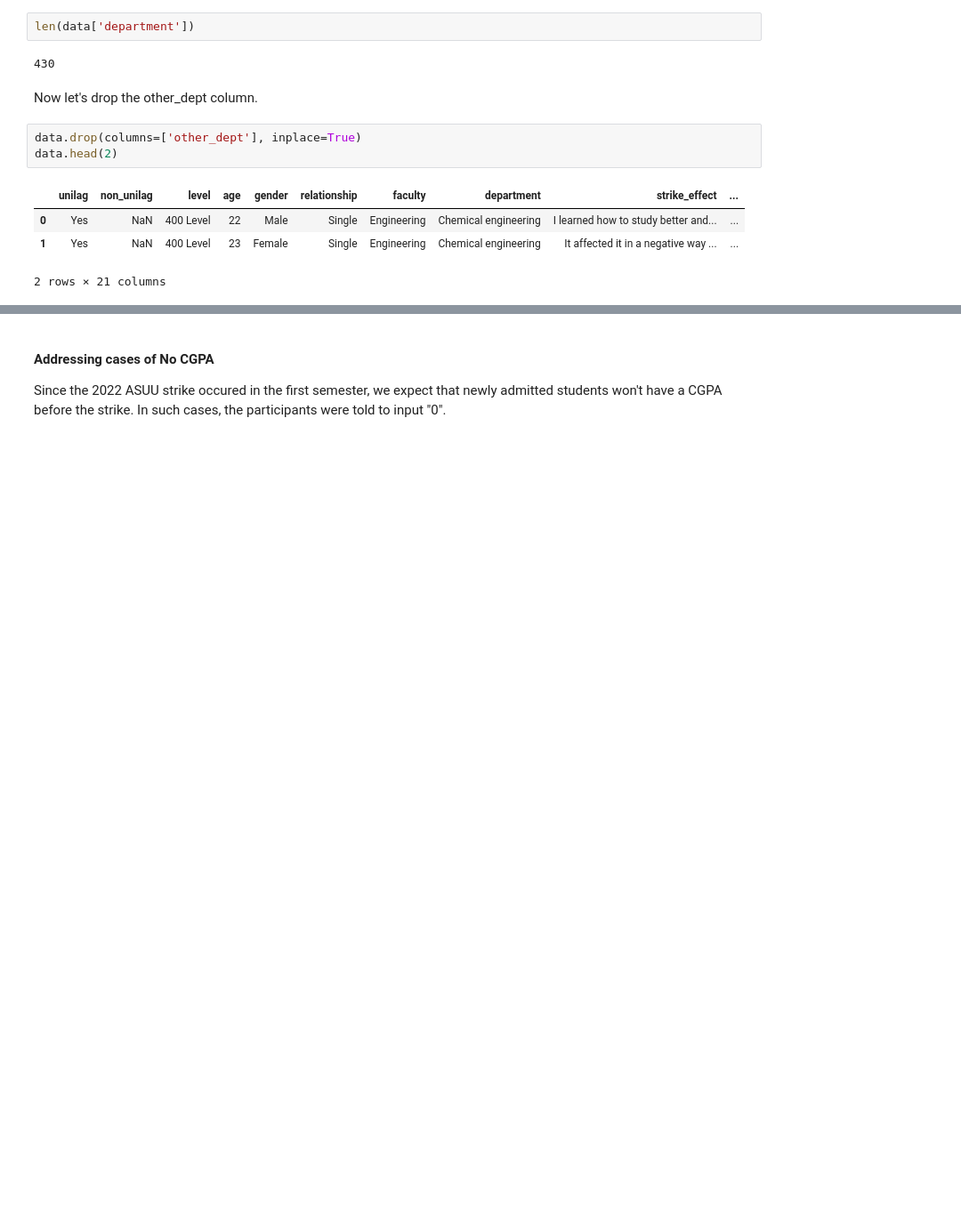
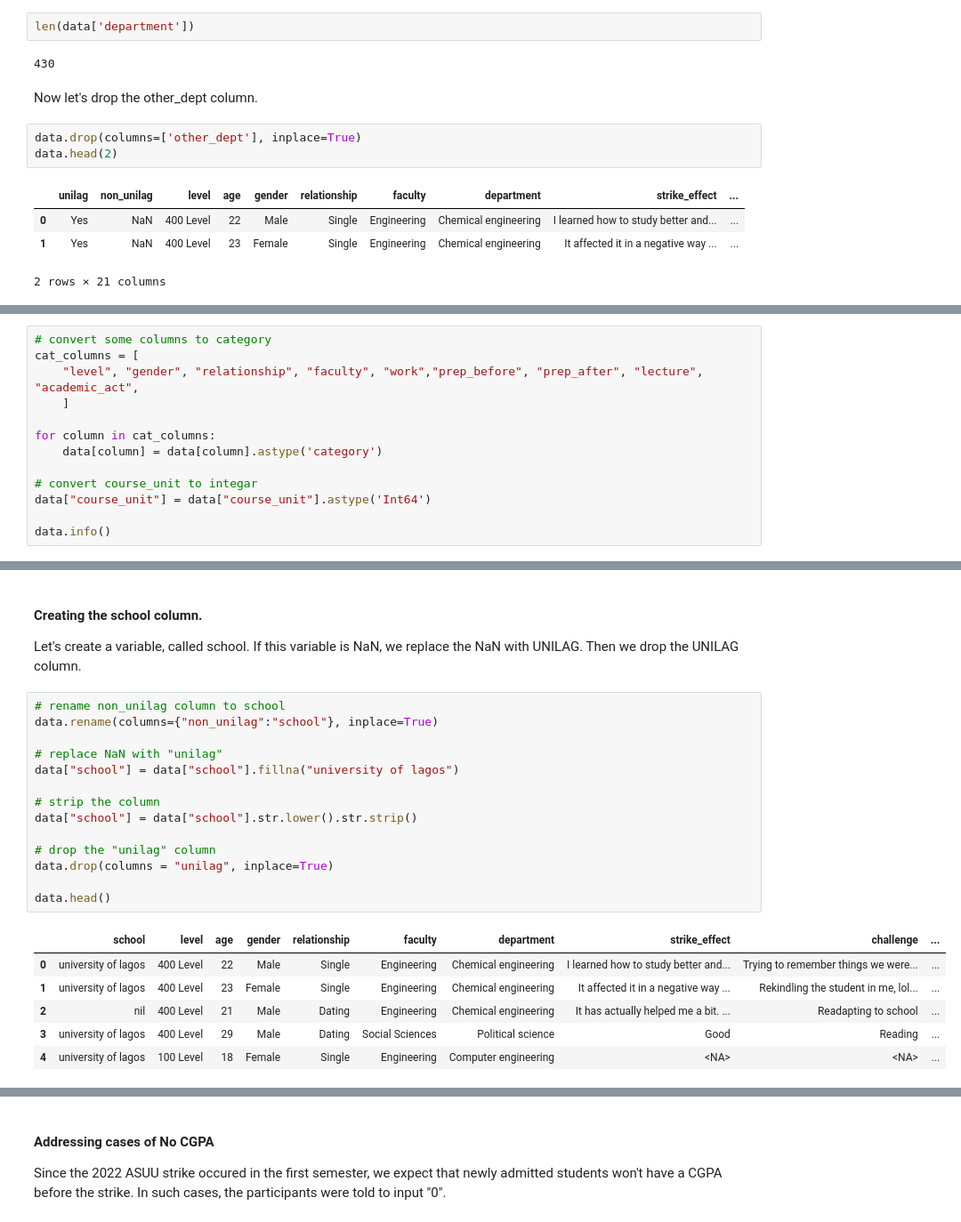
Before and after one commit to socratesjnr/asuu-strike-project, a Jupyter notebook: project-analysis/analysis/exploratory_data_analysis.ipynb, the cells around one changed output, grey strips where cells are left out. Shown at 89% size. Drawn from its saved outputs; the diff is of its cells as text; blank space fills up the shorter version.

```diff
--- a/project-analysis/analysis/exploratory_data_analysis.ipynb
+++ b/project-analysis/analysis/exploratory_data_analysis.ipynb
@@ -301,0 +246,13 @@ memory usage: 67.8+ KB
+# %%
+# convert some columns to category
+cat_columns = [
+    "level", "gender", "relationship", "faculty", "work","prep_before", "prep_after", "lecture", "academic_act",
+    ]
+
+for column in cat_columns:
+    data[column] = data[column].astype('category')
+
+# convert course_unit to integar
+data["course_unit"] = data["course_unit"].astype('Int64')
+
+data.info()
@@ -301,0 +305,25 @@ memory usage: 67.8+ KB
+# %% [markdown]
+#### Creating the school column.
+
+Let's create a variable, called school. If this variable is NaN, we replace the NaN with UNILAG. Then we drop the UNILAG column.
+# %%
+# rename non_unilag column to school
+data.rename(columns={"non_unilag":"school"}, inplace=True)
+
+# replace NaN with "unilag"
+data["school"] = data["school"].fillna("university of lagos")
+
+# strip the column
+data["school"] = data["school"].str.lower().str.strip()
+
+# drop the "unilag" column
+data.drop(columns = "unilag", inplace=True)
+
+data.head()
+# %% [output]
+|  | school | level | age | gender | relationship | faculty | department | strike_effect | challenge | ... |
+| 0 | university of lagos | 400 Level | 22 | Male | Single | Engineering | Chemical engineering | I learned how to study better and... | Trying to remember things we were... | ... |
+| 1 | university of lagos | 400 Level | 23 | Female | Single | Engineering | Chemical engineering | It affected it in a negative way ... | Rekindling the student in me, lol... | ... |
+| 2 | nil | 400 Level | 21 | Male | Dating | Engineering | Chemical engineering | It has actually helped me a bit. ... | Readapting to school | ... |
+| 3 | university of lagos | 400 Level | 29 | Male | Dating | Social Sciences | Political science | Good | Reading | ... |
+| 4 | university of lagos | 100 Level | 18 | Female | Single | Engineering | Computer engineering | <NA> | <NA> | ... |
```
Also changed, not shown: parts of 45 cells of this notebook.
